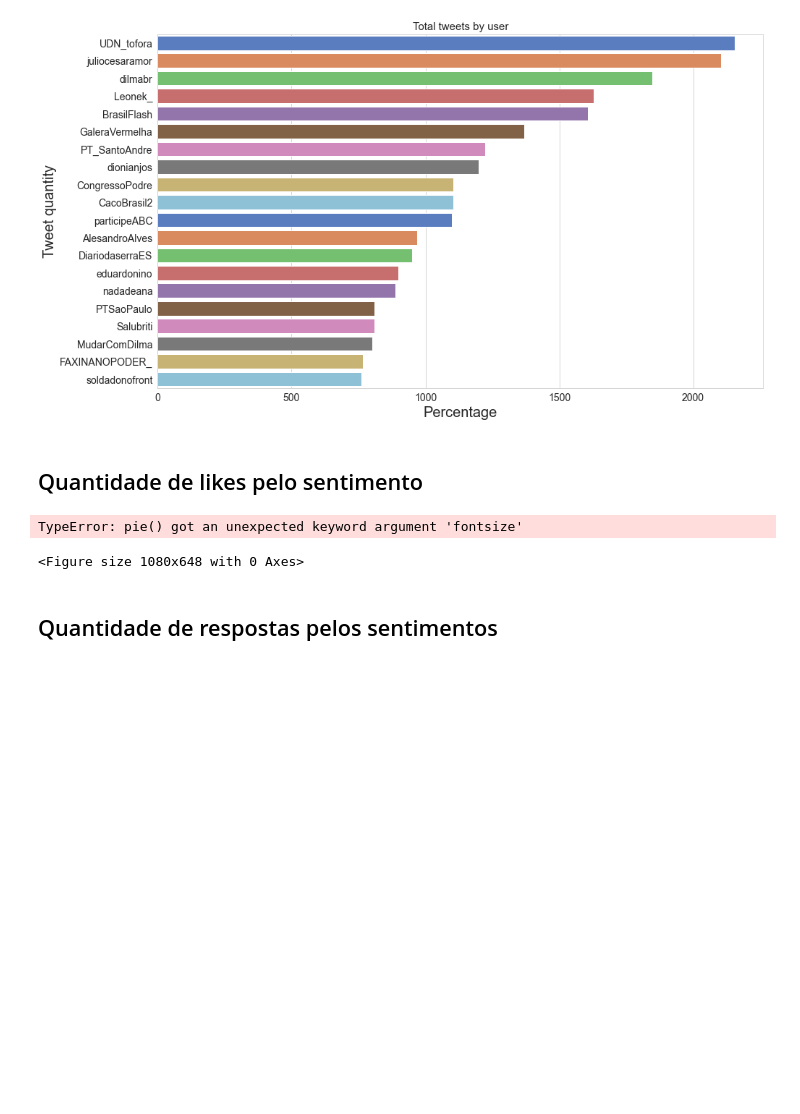
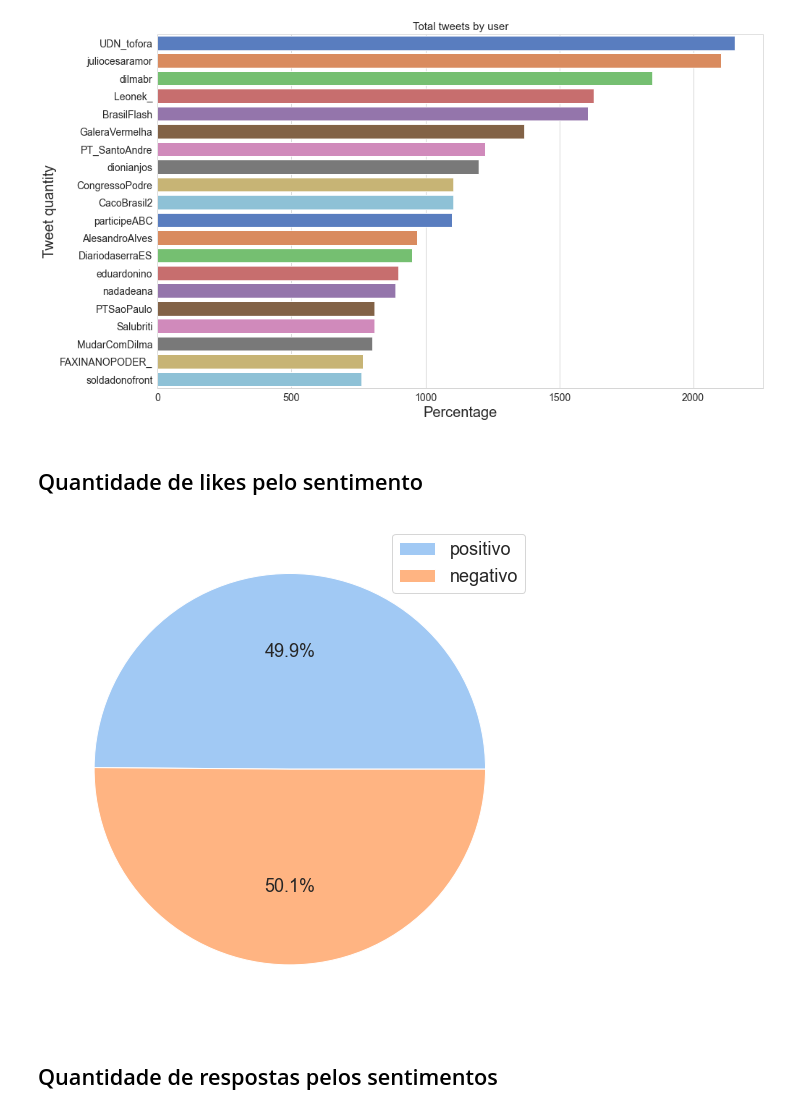
Before and after one commit to waguii/twitterelectionbr, a Jupyter notebook: notebooks/bulend_Graph&Charts.ipynb, the cells around one changed output. Drawn from its saved outputs; the diff is of its cells as text; code cells hidden in the pictures; blank space fills up the shorter version.

```diff
--- a/notebooks/bulend_Graph&Charts.ipynb
+++ b/notebooks/bulend_Graph&Charts.ipynb
@@ -108,16 +110,17 @@ plt.savefig('../twitterelectionbr/interface/frontend/static/dilma_userTweetedMos
 # %%
 df = df.loc[(df['sentiment']=='pos')| (df['sentiment']=='neg')]
 df_likes = df.groupby(['sentiment'])['like_count'].agg('sum')
 colors = sns.color_palette('pastel')[0:5]
 plt.figure(figsize=(15,9))
+plt.rcParams['font.size'] = 18
 plt.pie(df_likes, colors = colors, autopct='%.1f%%')
-plt.title('A proporção de likes pelos sentimentos', fontsize=20)
+#plt.title('A proporção de likes pelos sentimentos', fontsize=20)
 plt.legend(labels=['positivo','negativo'], fontsize=18)
+plt.setp({'color':'white', 'weight':'bold', 'fontsize':12.5})
 plt.savefig('../twitterelectionbr/interface/frontend/static/dilma_likesForSentiments.png', dpi=180)
 plt.show()
 # %% [output]
-TypeError: pie() got an unexpected keyword argument 'fontsize'
-<Figure size 1080x648 with 0 Axes>
+[figure, added]
 # %% [markdown]
 ## Quantidade de respostas pelos sentimentos
 # %%
```
Also changed, not shown: parts of 7 cells of this notebook, 4 other files.
